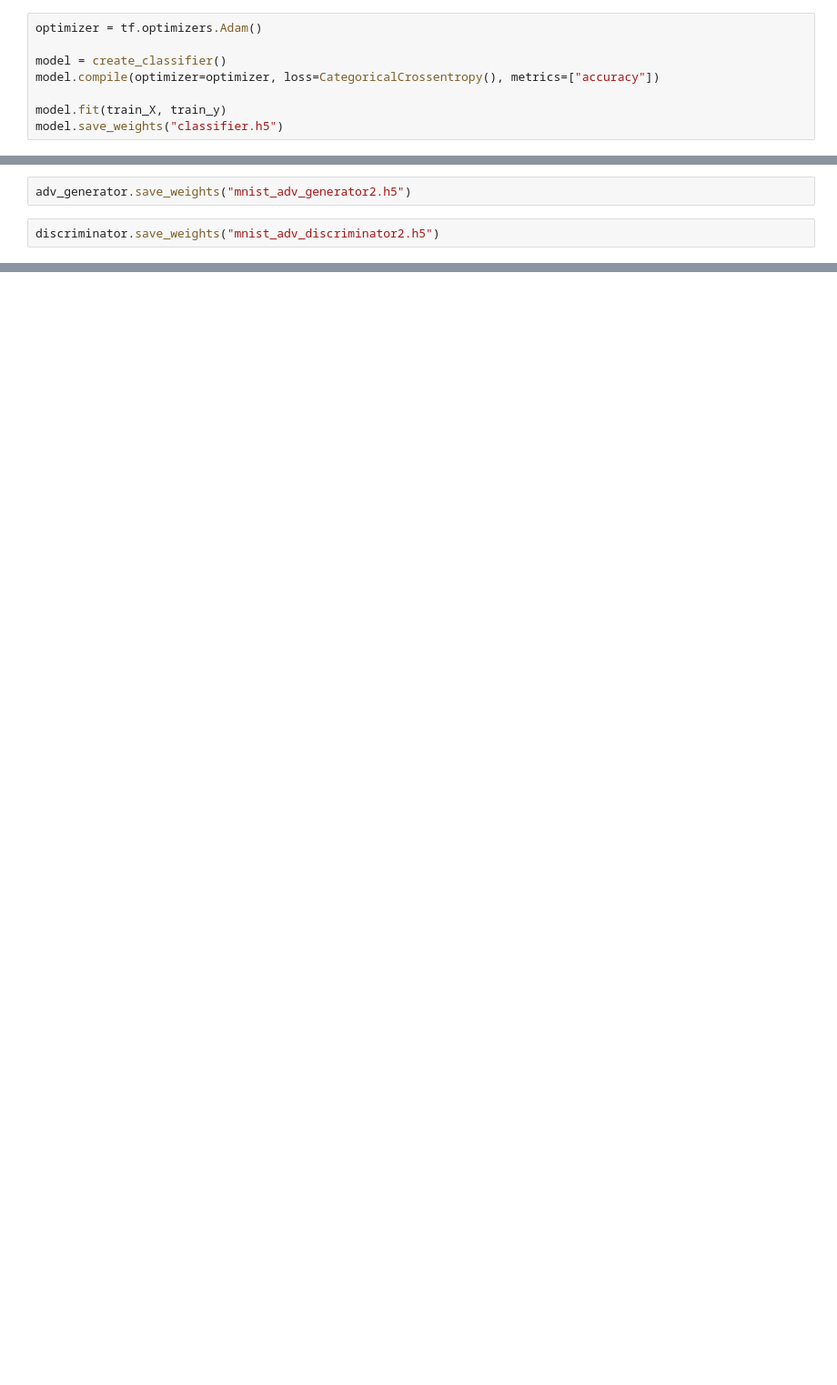
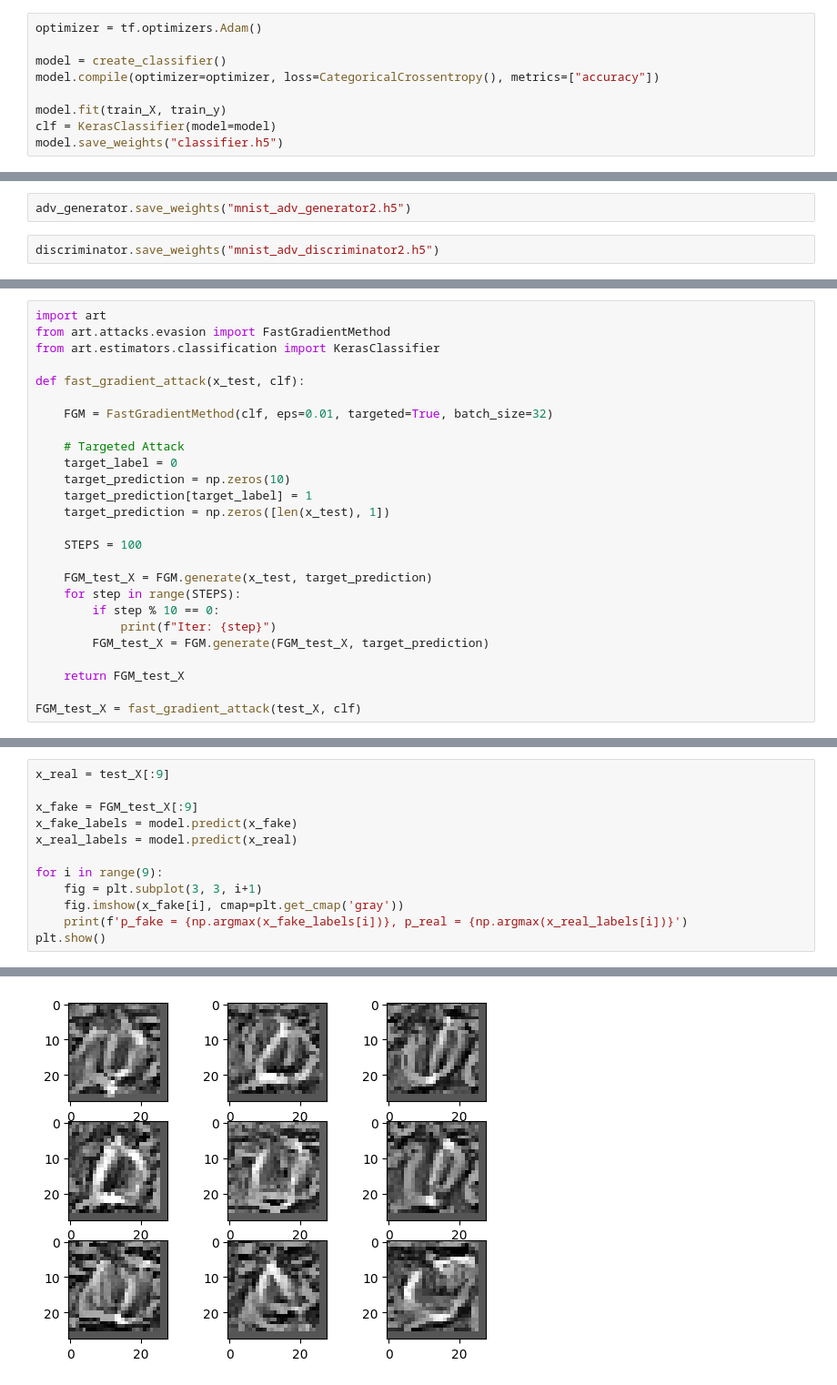
Before and after one commit to Phoebzo/DV2607-Project, a Jupyter notebook: main.ipynb, the cells around one changed output, grey strips where cells are left out. Shown at 91% size. Drawn from its saved outputs; the diff is of its cells as text; blank space fills up the shorter version.

```diff
--- a/main.ipynb
+++ b/main.ipynb
@@ -225,6 +231,7 @@ model = create_classifier()
 model.compile(optimizer=optimizer, loss=CategoricalCrossentropy(), metrics=["accuracy"])
 
 model.fit(train_X, train_y)
+clf = KerasClassifier(model=model)
 model.save_weights("classifier.h5")
 # %% [output]
 Model: "mnist_classifier"
@@ -449,0 +460,26 @@ array([[[-0.23532946],
+# %%
+import art
+from art.attacks.evasion import FastGradientMethod
+from art.estimators.classification import KerasClassifier
+
+def fast_gradient_attack(x_test, clf):
+
+    FGM = FastGradientMethod(clf, eps=0.01, targeted=True, batch_size=32)
+
+    # Targeted Attack
+    target_label = 0
+    target_prediction = np.zeros(10)
+    target_prediction[target_label] = 1
+    target_prediction = np.zeros([len(x_test), 1])
+
+    STEPS = 100
+
+    FGM_test_X = FGM.generate(x_test, target_prediction)
+    for step in range(STEPS):
+        if step % 10 == 0:
+            print(f"Iter: {step}")
+        FGM_test_X = FGM.generate(FGM_test_X, target_prediction)
+
+    return FGM_test_X
+
+FGM_test_X = fast_gradient_attack(test_X, clf)
@@ -449,0 +505,13 @@ array([[[-0.23532946],
+# %%
+x_real = test_X[:9]
+
+x_fake = FGM_test_X[:9]
+x_fake_labels = model.predict(x_fake)
+x_real_labels = model.predict(x_real)
+
+for i in range(9):
+    fig = plt.subplot(3, 3, i+1)
+    fig.imshow(x_fake[i], cmap=plt.get_cmap('gray'))
+    print(f'p_fake = {np.argmax(x_fake_labels[i])}, p_real = {np.argmax(x_real_labels[i])}')
+plt.show()
+# %% [output]
@@ -449,0 +527 @@ array([[[-0.23532946],
+[figure, added]
```
Also changed, not shown: parts of 13 cells of this notebook, 3 other files.
